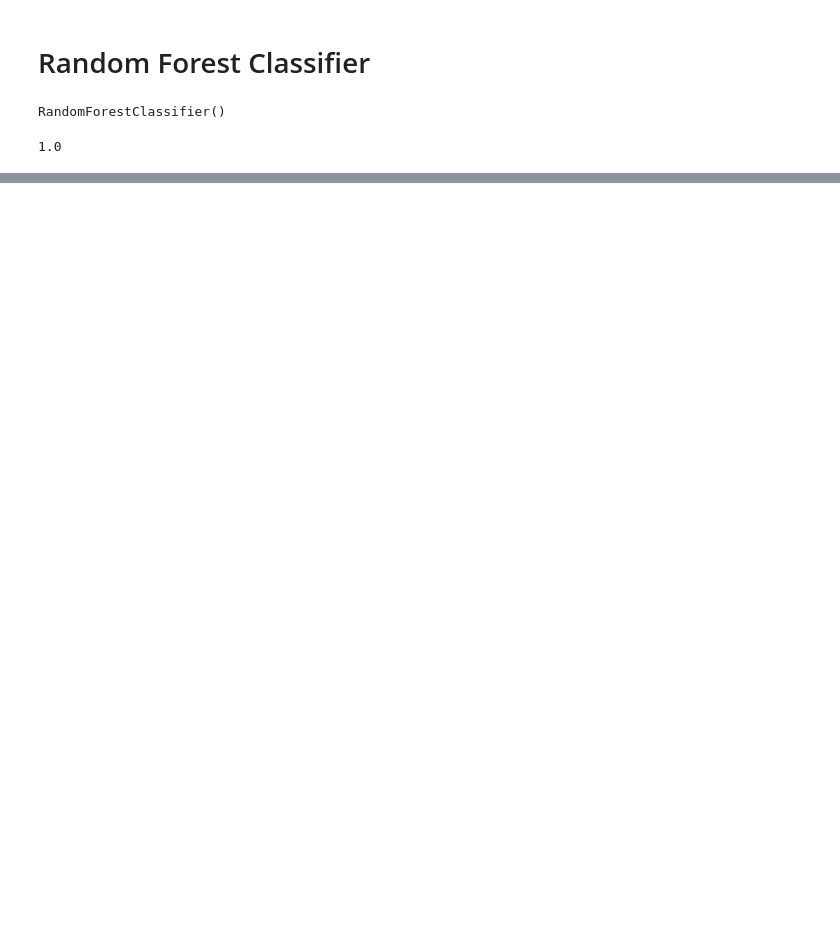
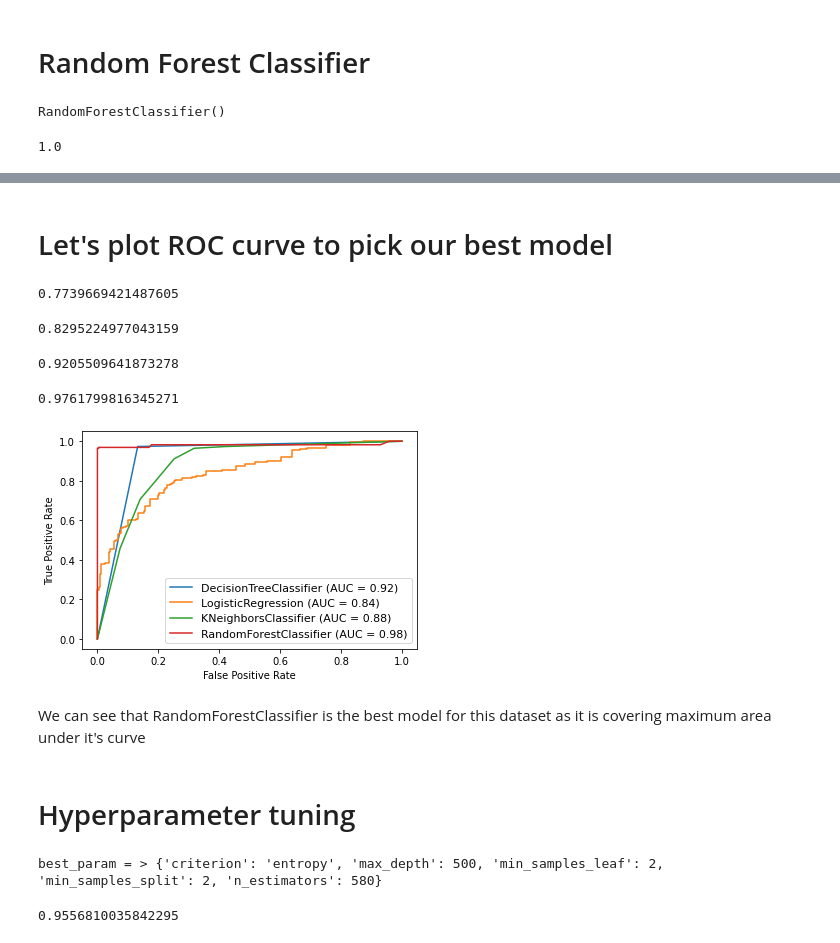
Before and after one commit to Prince-patial/Datatrained, a Jupyter notebook: HR Analytics Project.ipynb, the cells around one changed output, grey strips where cells are left out. Saved outputs shown, nothing was run; the diff lists cells and outputs as text; code cells hidden in the pictures; blank space fills up the shorter version.

```diff
--- a/HR Analytics Project.ipynb
+++ b/HR Analytics Project.ipynb
@@ -410,0 +443,35 @@ cv_mean
+# %% [markdown]
+# Let's plot ROC curve to pick our best model
+# %%
+roc_auc_score(Y_test, log_reg.predict(X_test))
+# %% [output]
+0.7739669421487605
+# %%
+roc_auc_score(Y_test, knn.predict(X_test))
+# %% [output]
+0.8295224977043159
+# %%
+roc_auc_score(Y_test, dt.predict(X_test))
+# %% [output]
+0.9205509641873278
+# %%
+roc_auc_score(Y_test, clf.predict(X_test))
+# %% [output]
+0.9761799816345271
+# %%
+from sklearn.metrics import roc_curve, roc_auc_score
+from sklearn.metrics import plot_roc_curve
+
+
+disp = plot_roc_curve(dt, X_test, Y_test)
+plot_roc_curve(log_reg, X_test, Y_test, ax = disp.ax_)
+plot_roc_curve(knn, X_test, Y_test, ax = disp.ax_)
+plot_roc_curve(clf, X_test, Y_test, ax = disp.ax_)
+plt.legend(prop = {'size' : 11}, loc = 'lower right')
+plt.show()
+# %% [output]
+[figure, added]
+# %% [markdown]
+We can see that RandomForestClassifier is the best model for this dataset as it is covering maximum area under it's curve
+# %% [markdown]
+# Hyperparameter tuning
@@ -410,0 +480,17 @@ cv_mean
+# %%
+params = {'n_estimators':[40,580],
+         'criterion':['entropy','ginni'],
+         'max_depth':[8,500],
+         'min_samples_split':[2,18],
+         'min_samples_leaf':[2,6],
+         }
+
+grd = GridSearchCV(clf, param_grid = params)
+grd.fit(X_train, Y_train)
+print('best_param = >', grd.best_params_)
+# %% [output]
+best_param = > {'criterion': 'entropy', 'max_depth': 500, 'min_samples_leaf': 2, 'min_samples_split': 2, 'n_estimators': 580}
+# %%
+grd.best_score_
+# %% [output]
+0.9556810035842295
```
Also changed, not shown: parts of 32 cells of this notebook.
